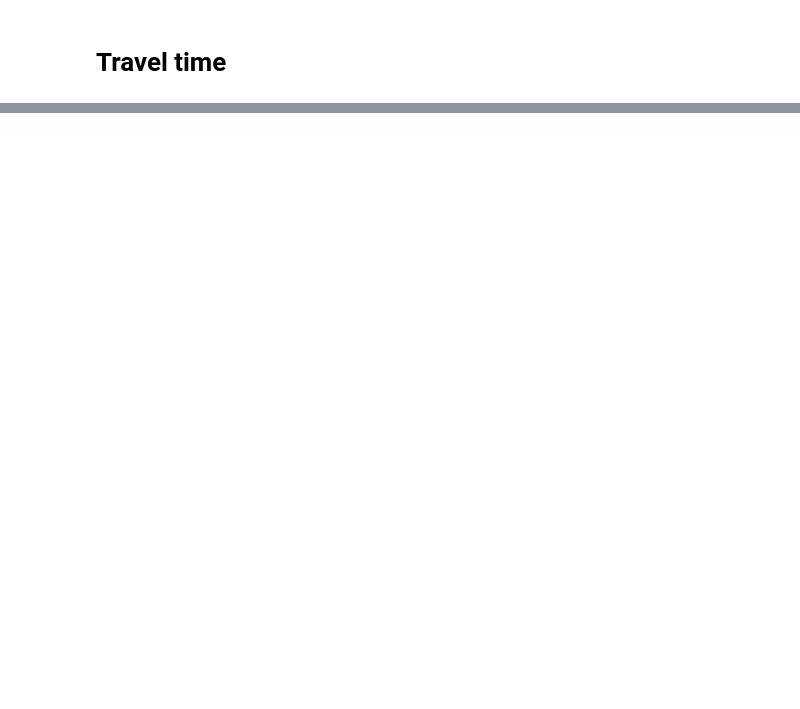
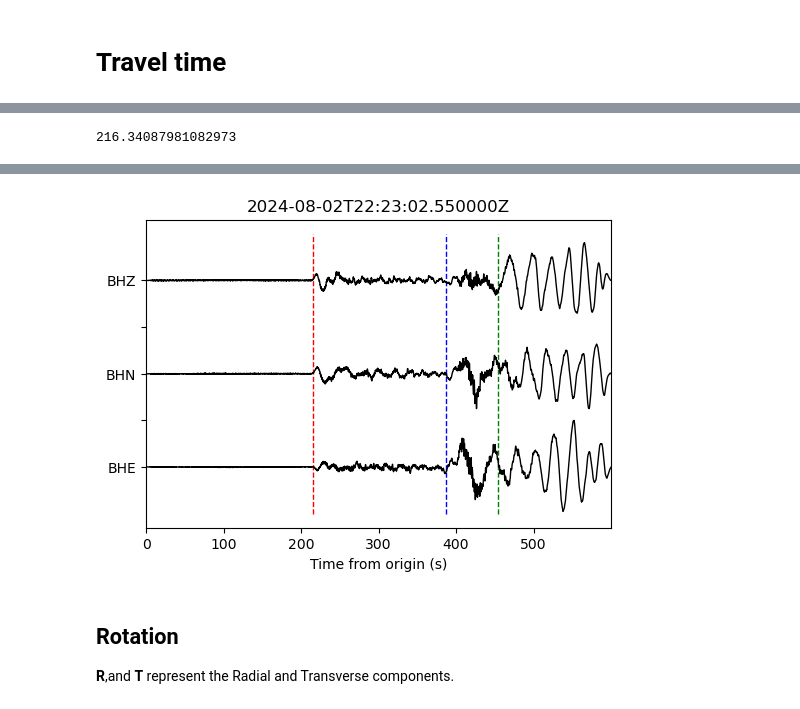
Before and after one commit to jhtong33/2024_NTU_python101, a Jupyter notebook: 03.Obspy_access_data.ipynb, the cells around one changed output, grey strips where cells are left out. Cells and saved outputs as stored; diff of their text form; code cells hidden in the pictures; blank space fills up the shorter version.

Commit message:
obspy tutorial and blank exercise

```diff
--- a/03.Obspy_access_data.ipynb
+++ b/03.Obspy_access_data.ipynb
@@ -172,0 +193,9 @@ print(deg, az, baz)
+# %%
+from obspy.taup import TauPyModel
+model = TauPyModel(model="iasp91")
+# %%
+arrivals = model.get_travel_times(source_depth_in_km=cata[idx].origins[0].depth/1000,
+                                  distance_in_degree=deg,
+                                  phase_list=['P', 'S', '3.8kmps'])
+
+print(arrivals)
@@ -172,0 +214,22 @@ print(deg, az, baz)
+# %%
+print(arrivals[1].time)
+# %% [output]
+216.34087981082973
+# %%
+plt.figure(figsize=(6,4))
+
+norm = max(max(st_copy[0].data),max(st_copy[1].data), max(st_copy[2].data))
+
+plt.vlines(x=arrivals[0].time, ymin=-1, ymax=5, color='red', ls='--', lw=1)
+plt.vlines(x=arrivals[5].time, ymin=-1, ymax=5, color='blue', ls='--', lw=1)
+plt.vlines(x=arrivals[8].time, ymin=-1, ymax=5, color='green', ls='--', lw=1)
+plt.plot(st_copy[0].times(), st_copy[0].data/norm, 'k', lw=1)
+plt.plot(st_copy[0].times(), st_copy[1].data/norm+2, 'k', lw=1)
+plt.plot(st_copy[0].times(), st_copy[2].data/norm+4, 'k', lw=1)
+
+
+plt.yticks(ticks=[0,1,2,3,4,], labels=['BHE', '', 'BHN','', 'BHZ'])
+plt.xlim(st_copy[0].times()[0], st_copy[0].times()[-1])
+plt.xlabel(f'Time from origin (s)')
+plt.title(time)
+# %% [output]
@@ -172,0 +237,4 @@ print(deg, az, baz)
+[figure, added]
+# %% [markdown]
+## Rotation
+**R**,and **T** represent the Radial and Transverse components.
```
Also changed, not shown: parts of 15 cells of this notebook.
